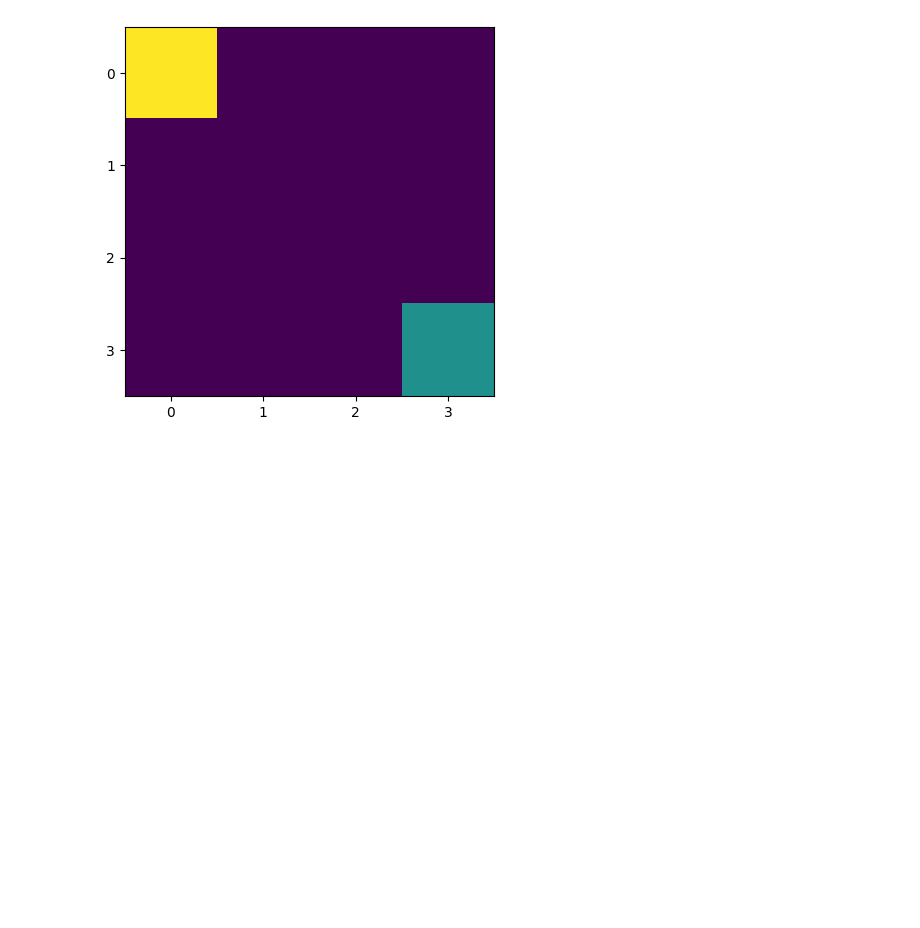
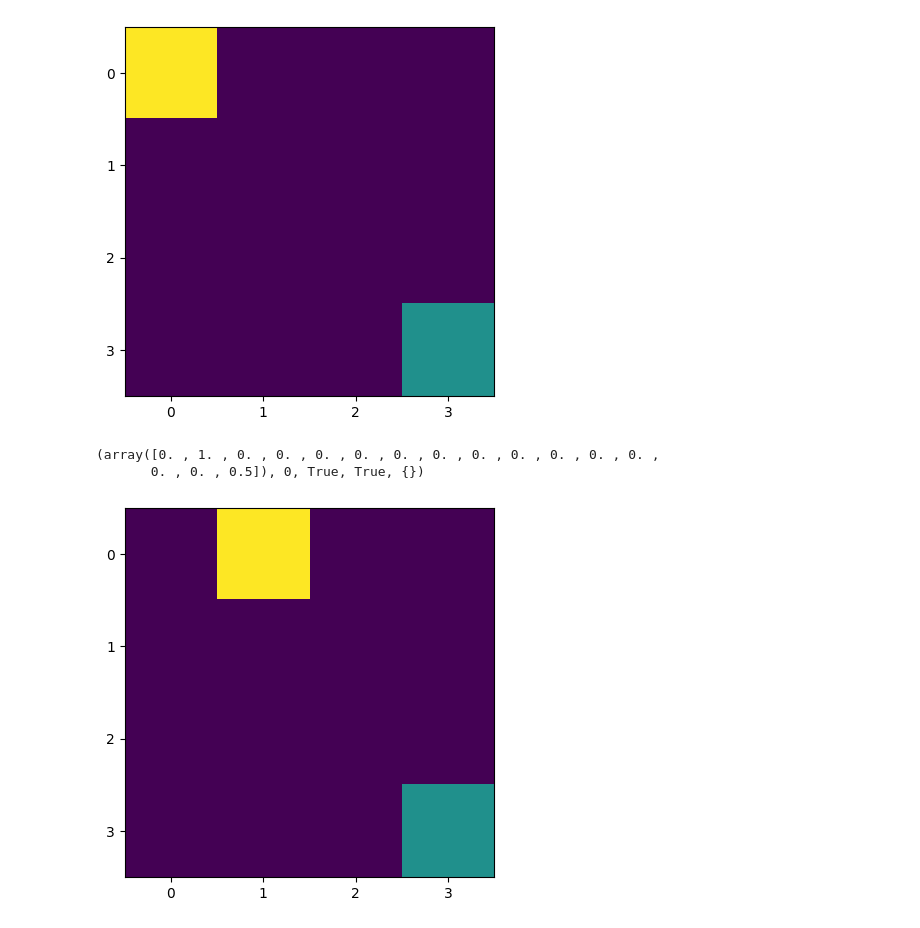
Before and after one commit to apolloin3D/574_HW3, a Jupyter notebook: mariadis_cicloss_assignment3.ipynb, the cells around one changed output. Drawn from its saved outputs; the diff is of its cells as text; code cells hidden in the pictures; blank space fills up the shorter version.

```diff
--- a/mariadis_cicloss_assignment3.ipynb
+++ b/mariadis_cicloss_assignment3.ipynb
@@ -56,7 +56,14 @@ class GridEnvironment(gym.Env):
         reward = 0
         if np.array_equal(self.agent_pos, self.goal_pos):
           reward = 10
-
+        elif np.array_equal(self.agent_pos, [1,1]):
+           reward = -2
+        elif np.array_equal(self.agent_pos, [3,3]):
+           reward = -5
+        elif np.array_equal(self.agent_pos, [2,2]):
+           reward = 1
+        elif np.array_equal(self.agent_pos, [0,2]):
+           reward = -2
         self.timestep += 1
 
         terminated = True if self.timestep >= self.max_timesteps else False
@@ -75,7 +82,7 @@ class RandomAgent:
     self.observation_space = env.observation_space
     self.action_space = env.action_space
 
-  def step(self, obs):
+  def step(self):
     return np.random.choice(self.action_space.n)
 # %%
 env = GridEnvironment()
@@ -90,3 +97,13 @@ plt.yticks([0,1,2,3])
 env.render()
 # %% [output]
 [figure]
+# %%
+print(env.step(agent.step()))
+output_grid = plt.grid(which = "minor")
+plt.xticks([0,1,2,3])
+plt.yticks([0,1,2,3])
+env.render()
+# %% [output]
+(array([0. , 1. , 0. , 0. , 0. , 0. , 0. , 0. , 0. , 0. , 0. , 0. , 0. ,
+       0. , 0. , 0.5]), 0, True, True, {})
+[figure, added]
```
Also changed, not shown: parts of 8 cells of this notebook.
